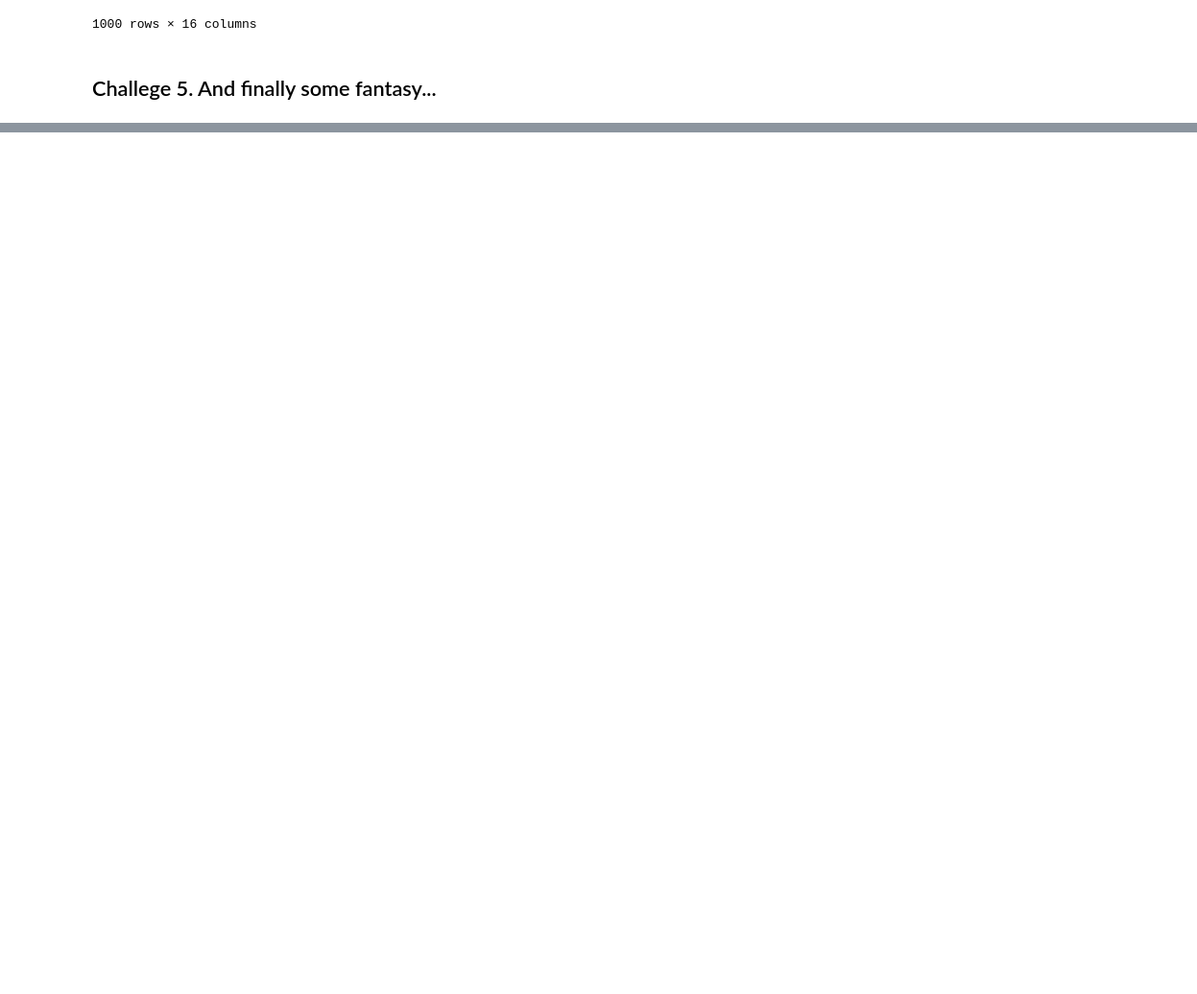
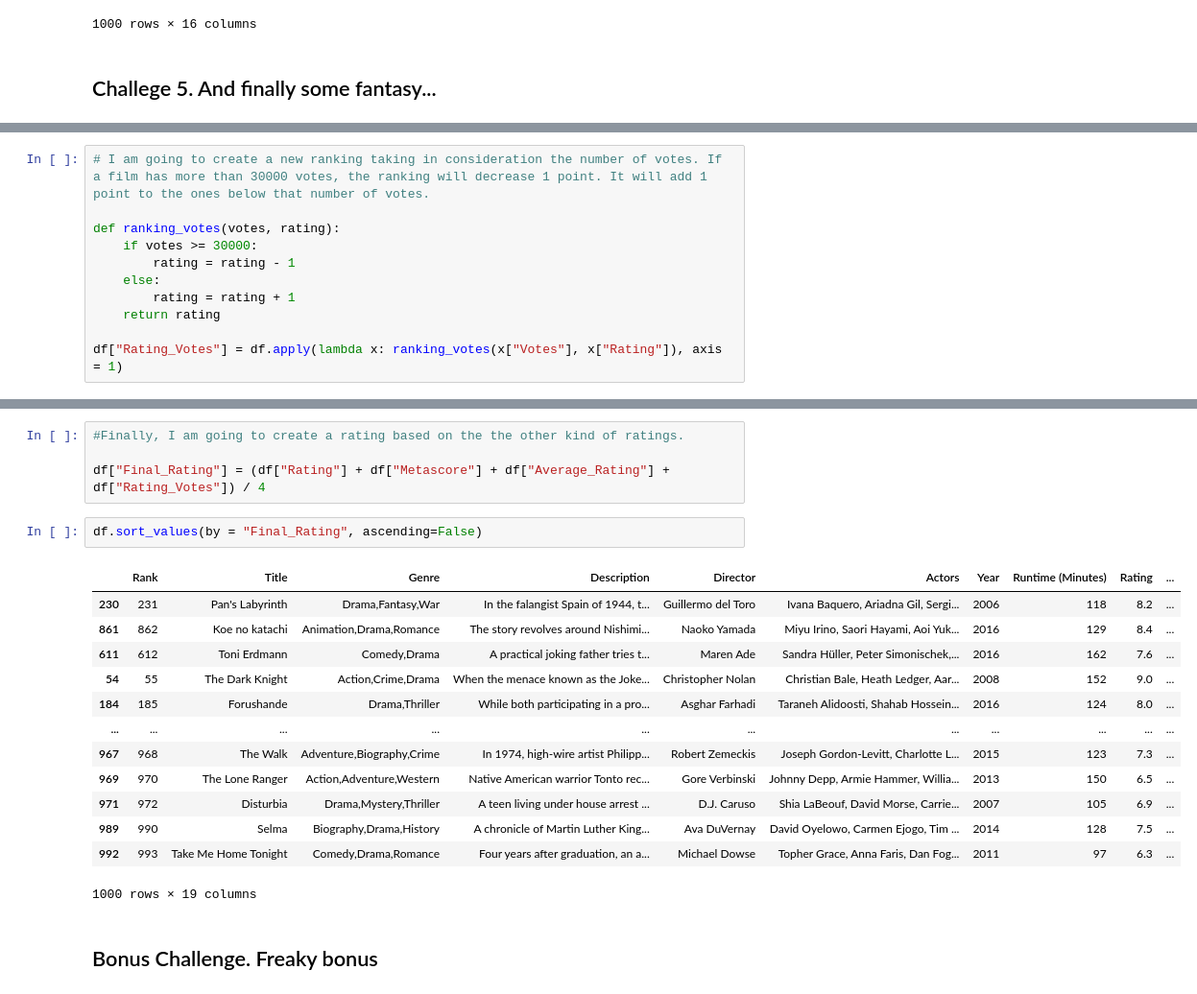
Before and after one commit to potacho/pandas_apply_lambda, a Jupyter notebook: notebooks/[Pandas_Apply_Lambdas] Silvia Martinez.ipynb, the cells around one changed output, grey strips where cells are left out. Shown at 96% size. Cells and saved outputs as stored; diff of their text form; blank space fills up the shorter version.

Commit message:
all challenges finished, including bonus

```diff
--- a/notebooks/[Pandas_Apply_Lambdas] Silvia Martinez.ipynb
+++ b/notebooks/[Pandas_Apply_Lambdas] Silvia Martinez.ipynb
@@ -253,0 +288,11 @@ groupby_object.sum().sort_values(by= "Director", ascending=False)
+# %%
+# I am going to create a new ranking taking in consideration the number of votes. If a film has more than 30000 votes, the ranking will decrease 1 point. It will add 1 point to the ones below that number of votes.
+
+def ranking_votes(votes, rating):
+    if votes >= 30000:
+        rating = rating - 1
+    else:
+        rating = rating + 1
+    return rating
+
+df["Rating_Votes"] = df.apply(lambda x: ranking_votes(x["Votes"], x["Rating"]), axis = 1)
@@ -253,0 +315,22 @@ groupby_object.sum().sort_values(by= "Director", ascending=False)
+# %%
+#Finally, I am going to create a rating based on the the other kind of ratings.
+
+df["Final_Rating"] = (df["Rating"] + df["Metascore"] + df["Average_Rating"] + df["Rating_Votes"]) / 4
+# %%
+df.sort_values(by = "Final_Rating", ascending=False)
+# %% [output]
+|  | Rank | Title | Genre | Description | Director | Actors | Year | Runtime (Minutes) | Rating | ... |
+| 230 | 231 | Pan's Labyrinth | Drama,Fantasy,War | In the falangist Spain of 1944, t... | Guillermo del Toro | Ivana Baquero, Ariadna Gil, Sergi... | 2006 | 118 | 8.2 | ... |
+| 861 | 862 | Koe no katachi | Animation,Drama,Romance | The story revolves around Nishimi... | Naoko Yamada | Miyu Irino, Saori Hayami, Aoi Yuk... | 2016 | 129 | 8.4 | ... |
+| 611 | 612 | Toni Erdmann | Comedy,Drama | A practical joking father tries t... | Maren Ade | Sandra Hüller, Peter Simonischek,... | 2016 | 162 | 7.6 | ... |
+| 54 | 55 | The Dark Knight | Action,Crime,Drama | When the menace known as the Joke... | Christopher Nolan | Christian Bale, Heath Ledger, Aar... | 2008 | 152 | 9.0 | ... |
+| 184 | 185 | Forushande | Drama,Thriller | While both participating in a pro... | Asghar Farhadi | Taraneh Alidoosti, Shahab Hossein... | 2016 | 124 | 8.0 | ... |
+| ... | ... | ... | ... | ... | ... | ... | ... | ... | ... | ... |
+| 967 | 968 | The Walk | Adventure,Biography,Crime | In 1974, high-wire artist Philipp... | Robert Zemeckis | Joseph Gordon-Levitt, Charlotte L... | 2015 | 123 | 7.3 | ... |
+| 969 | 970 | The Lone Ranger | Action,Adventure,Western | Native American warrior Tonto rec... | Gore Verbinski | Johnny Depp, Armie Hammer, Willia... | 2013 | 150 | 6.5 | ... |
+| 971 | 972 | Disturbia | Drama,Mystery,Thriller | A teen living under house arrest ... | D.J. Caruso | Shia LaBeouf, David Morse, Carrie... | 2007 | 105 | 6.9 | ... |
+| 989 | 990 | Selma | Biography,Drama,History | A chronicle of Martin Luther King... | Ava DuVernay | David Oyelowo, Carmen Ejogo, Tim ... | 2014 | 128 | 7.5 | ... |
+| 992 | 993 | Take Me Home Tonight | Comedy,Drama,Romance | Four years after graduation, an a... | Michael Dowse | Topher Grace, Anna Faris, Dan Fog... | 2011 | 97 | 6.3 | ... |
+1000 rows × 19 columns
+# %% [markdown]
+## Bonus Challenge. Freaky bonus
```
Also changed, not shown: parts of 16 cells of this notebook.
